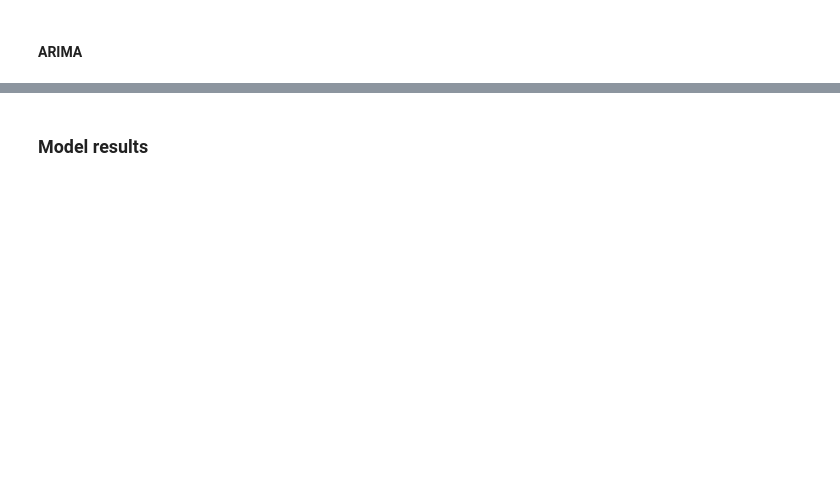
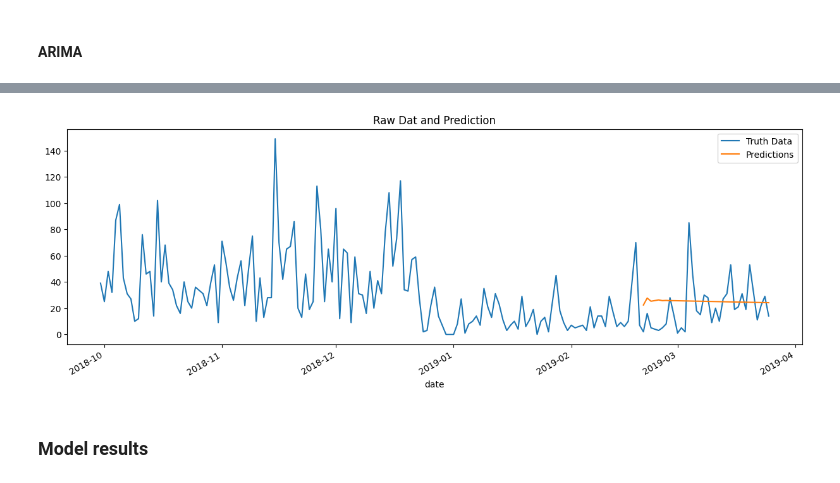
Before and after one commit to vaibhav0502/dim_tech_assignmrnt, a Jupyter notebook: Sales.ipynb, the cells around one changed output, grey strips where cells are left out. Cells and saved outputs as stored; diff of their text form; code cells hidden in the pictures; blank space fills up the shorter version.

```diff
--- a/Sales.ipynb
+++ b/Sales.ipynb
@@ -214,0 +219,3 @@ RMSE Score on Test set: 18.62
+# %%
+test['prediction'] = predict_test.values
+test[['sales', 'prediction']]
@@ -215,3 +241,12 @@ RMSE Score on Test set: 18.62
+# %%
+data1 = data.merge(test[['prediction']], how='left', left_index=True, right_index=True)
+ax = data1[['sales']].plot(figsize=(15, 5))
+data1['prediction'].plot(ax=ax, style='-')
+plt.legend(['Truth Data', 'Predictions'])
+ax.set_title('Raw Dat and Prediction')
+plt.show()
+# %% [output]
+[figure, added]
 # %% [markdown]
 ### Model results
 # %%
```
Also changed, not shown: parts of 15 cells of this notebook, 1 other file.
